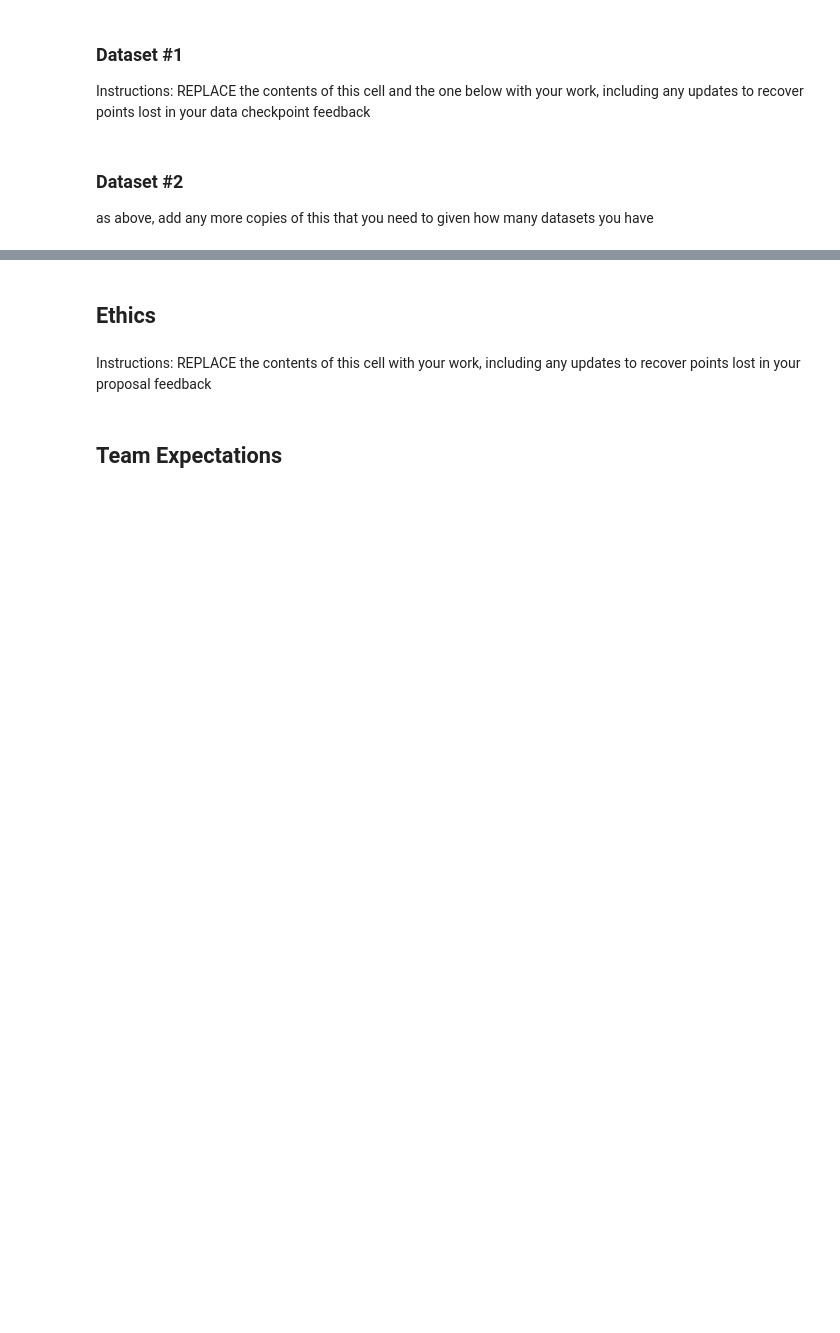
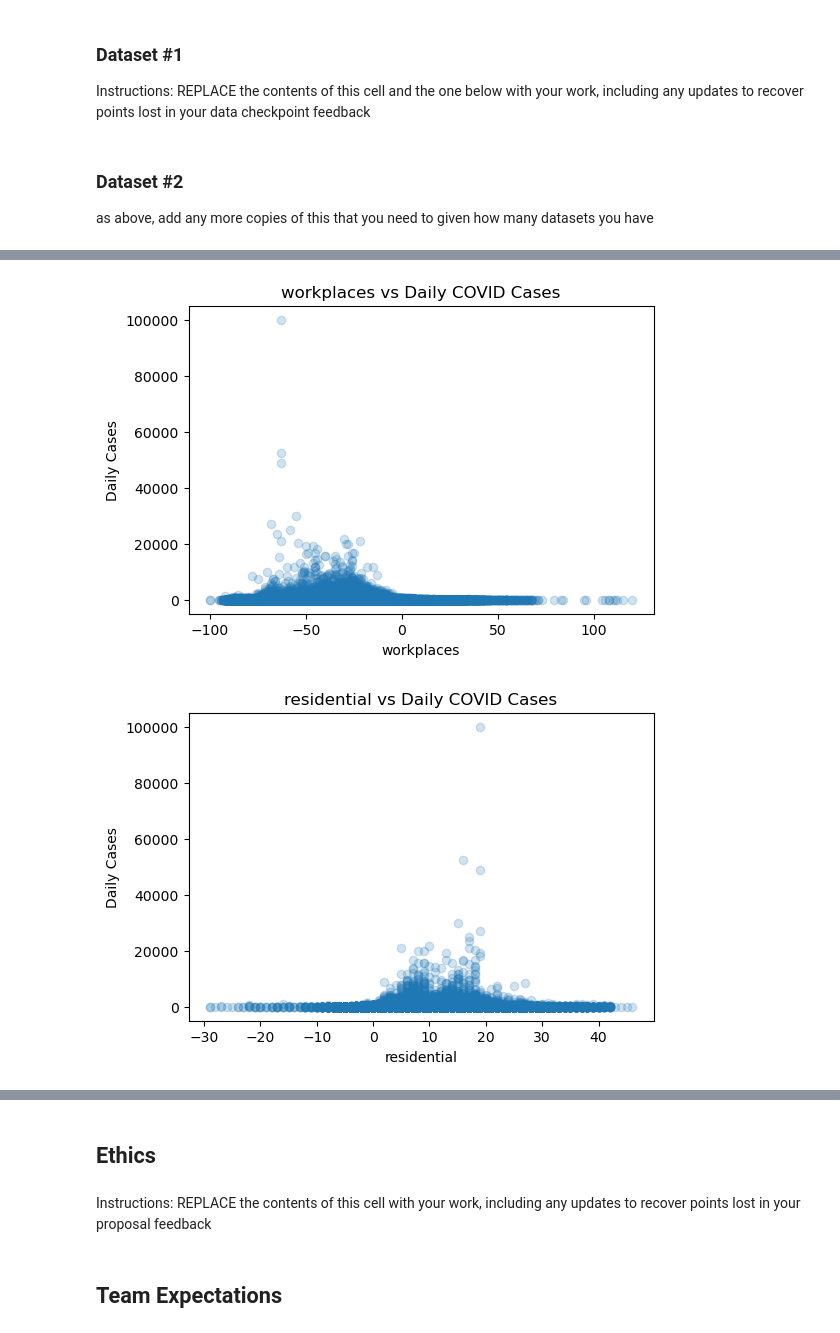
Before and after one commit to COGS108/Group007_WI26, a Jupyter notebook: 02-EDACheckpoint.ipynb, the cells around one changed output, grey strips where cells are left out. Saved outputs shown, nothing was run; the diff lists cells and outputs as text; code cells hidden in the pictures; blank space fills up the shorter version.

```diff
--- a/02-EDACheckpoint.ipynb
+++ b/02-EDACheckpoint.ipynb
@@ -122,0 +184,6 @@ Some more words and stuff.  Remember notebooks work best if you interleave the c
+# %%
+eda_utils.plot_relationship(df, 'workplaces')
+eda_utils.plot_relationship(df, 'residential')
+# %% [output]
+[figure, added]
+[figure, added]
```
Also changed, not shown: parts of 27 cells of this notebook.
